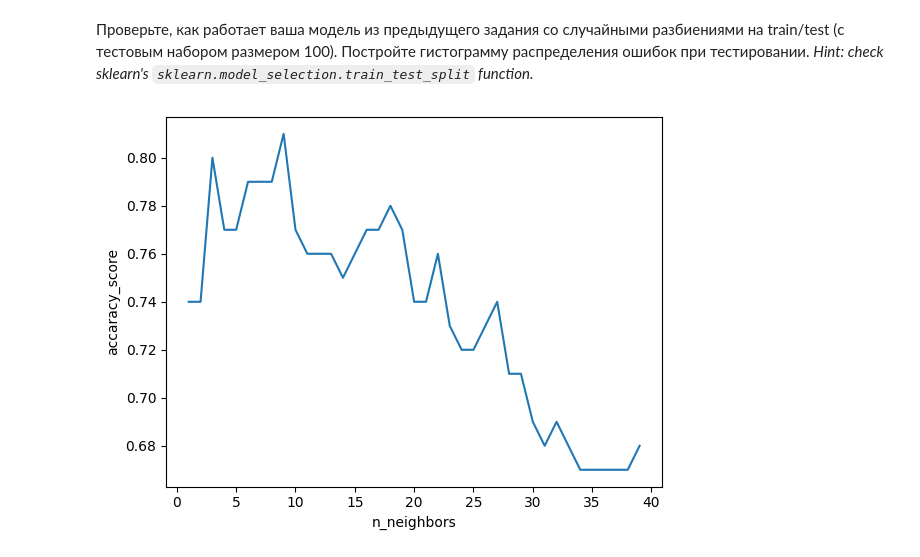
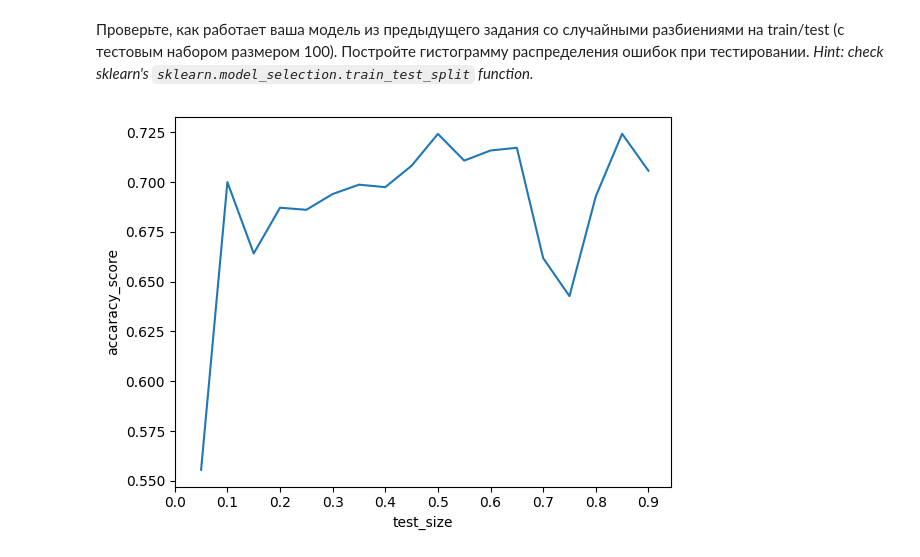
Before and after one commit to Uralbeckins/PET-Hotel-Price-Prediction-, a Jupyter notebook: Seminar_2_HW.ipynb, the cells around one changed output. Saved outputs shown, nothing was run; the diff lists cells and outputs as text; code cells hidden in the pictures.

```diff
--- a/Seminar_2_HW.ipynb
+++ b/Seminar_2_HW.ipynb
@@ -141,41 +139,47 @@ plt.show()
 # %%
 from sklearn.model_selection import train_test_split
 
 data = pd.read_csv("train.csv", index_col='PassengerId')
-data_train, data_test =
-neighbors = []
+
+test_size = []
 acc = []
 
-for i in range(1, 40):
-    model = KNeighborsClassifier(
-        # <YOUR CODE>
-        # E.g.
-        n_neighbors=i
-    )
+for i in np.arange(0.05, 0.95, 0.05):
+  data_train, data_test = train_test_split(data, test_size=i, stratify=data['Survived'], random_state=42)
+  model = KNeighborsClassifier(
+      # <YOUR CODE>
+      # E.g.
+      n_neighbors=1
+  )
 
-    model.fit(
-        feature_selection_and_preprocessing(
-            data_train.drop('Survived', axis=1)
-        ),
-        data_train['Survived']
-    )
+  model.fit(
+      feature_selection_and_preprocessing(
+          data_train.drop('Survived', axis=1)
+      ),
+      data_train['Survived']
+  )
 
-    test_predictions = model.predict(
-        feature_selection_and_preprocessing(
-            data_test.drop('Survived', axis=1)
-        )
-    )
+  test_predictions = model.predict(
+      feature_selection_and_preprocessing(
+          data_test.drop('Survived', axis=1)
+      )
+  )
 
-    neighbors.append(i)
-    acc.append(accuracy_score(
+  test_size.append(i)
+  acc.append(accuracy_score(
     data_test['Survived'],
     test_predictions
     ))
+
+
+
+
+
 fig, ax = plt.subplots()
-ax.plot(neighbors, acc)
-ax.set_xlabel('n_neighbors')
+ax.plot(test_size, acc)
+plt.xticks(np.arange(0, 1, 0.1))
+ax.set_xlabel('test_size')
 ax.set_ylabel('accaracy_score')
 plt.show()
-# <YOUR CODE>
 # %% [output]
-[figure, old version]
+[figure, new version]
```
Also changed, not shown: parts of 1 cell of this notebook.
